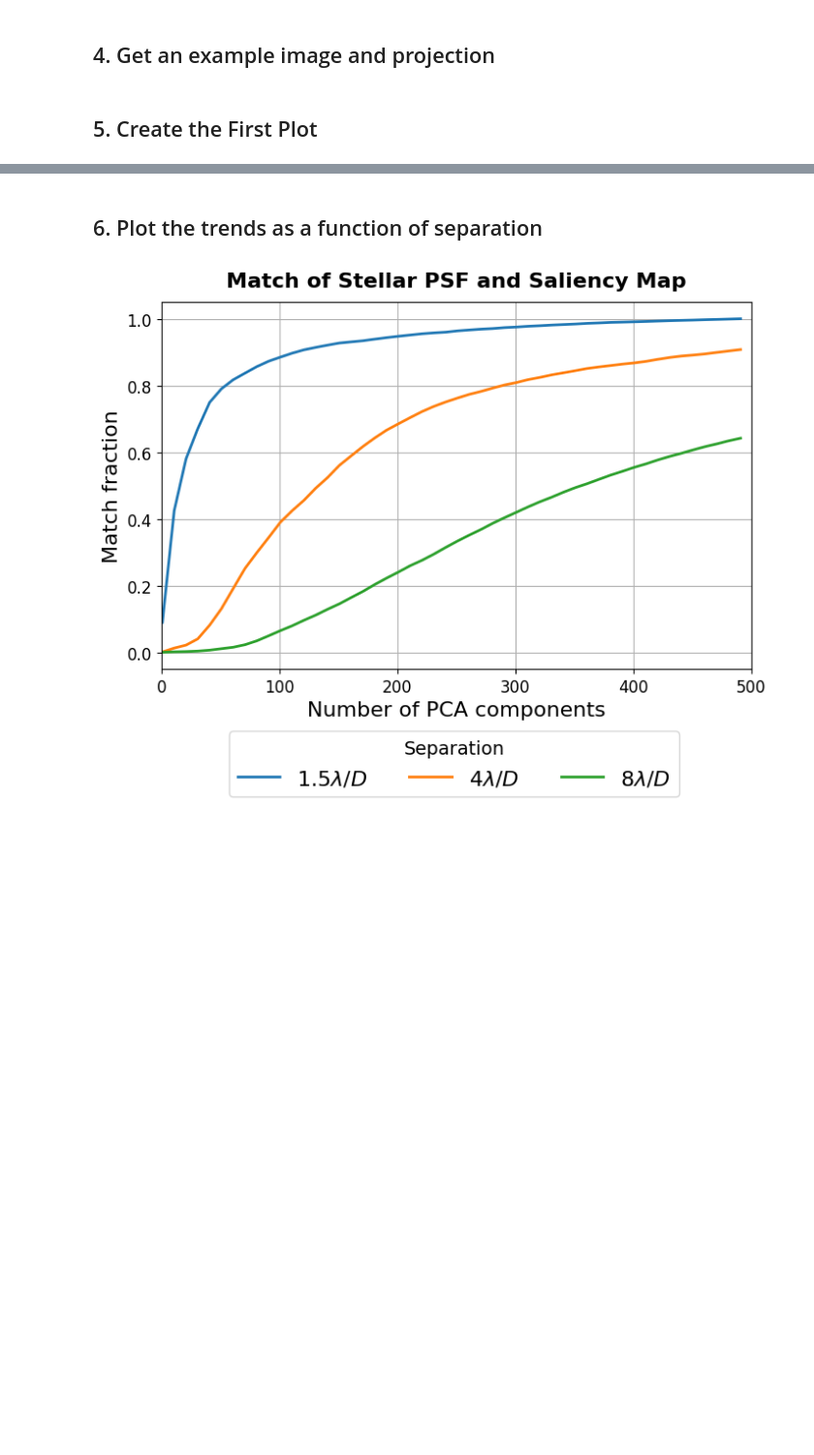
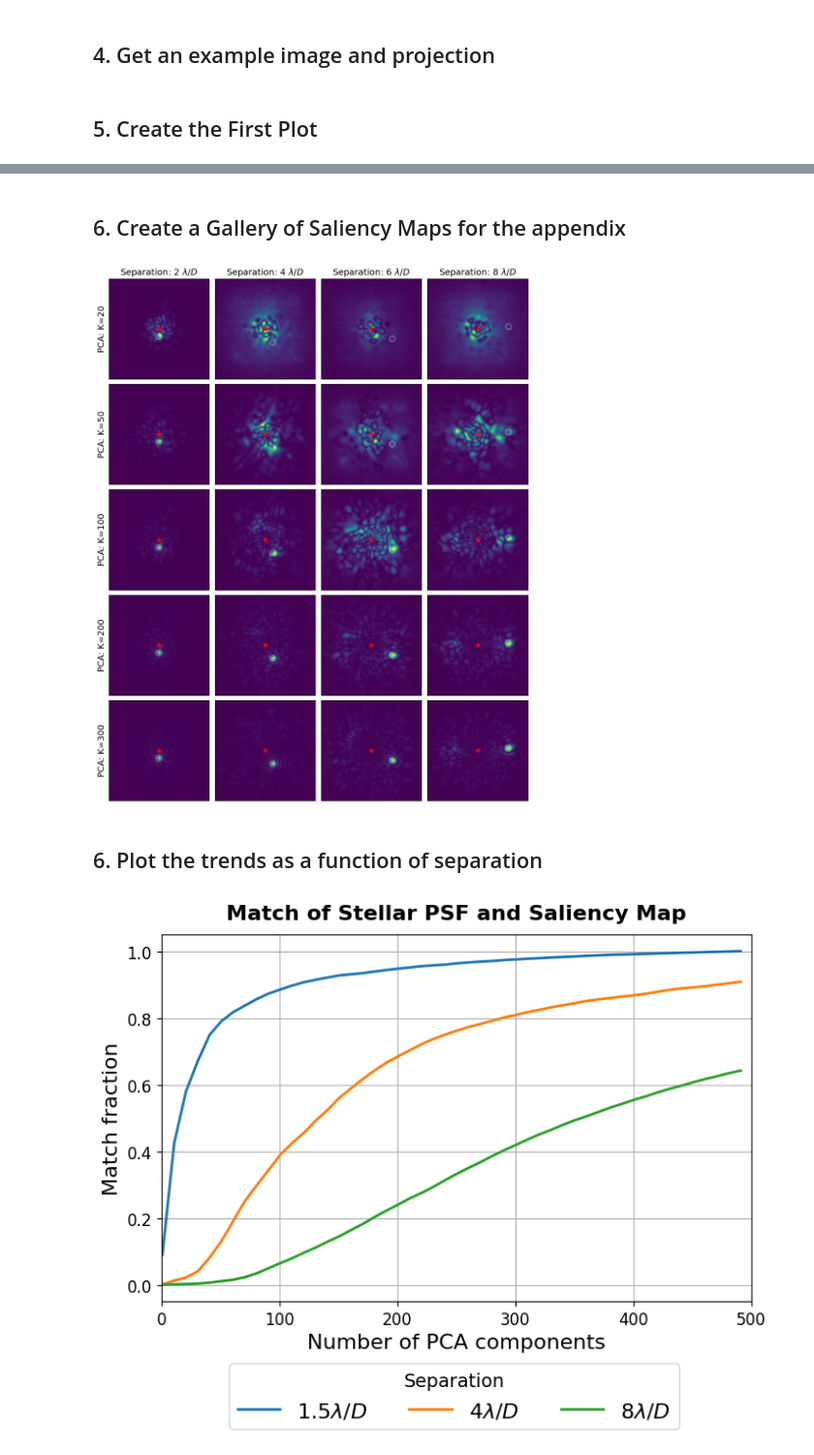
Before and after one commit to markusbonse/fours, a Jupyter notebook: docs/source/04_use_the_fours/paper_experiments/03_pca_saliency_map.ipynb, the cells around one changed output, grey strips where cells are left out. Shown at 97% size. Cells and saved outputs as stored; diff of their text form; code cells hidden in the pictures; blank space fills up the shorter version.

```diff
--- a/docs/source/04_use_the_fours/paper_experiments/03_pca_saliency_map.ipynb
+++ b/docs/source/04_use_the_fours/paper_experiments/03_pca_saliency_map.ipynb
@@ -347,0 +212,11 @@ fig.patch.set_facecolor('white')
+# %% [markdown]
+## 6. Create a Gallery of Saliency Maps for the appendix
+# %%
+def plot_saliency_map2(
+    axis_in,
+    input_gradients,
+    position):
+
+    idx = position[0] * 91 + position[1]
+    axis_in.imshow(input_gradients[idx])
+    axis_in.scatter(45, 45, color="red", marker="*", s=50)
@@ -348,3 +234,45 @@ fig.patch.set_facecolor('white')
+# %%
+# define positions in polar coordinates
+position_angles = np.linspace(0, 0.7 * np.pi, 5)
+position_separations = np.linspace(2, 10, 5) * 3.6
+
+positions_polar = np.array([(position_separations[i], position_angles[i]) for i in range(5)])
+# convert to cartesian coordinates
+positions = np.array([(int(pos[0] * np.cos(pos[1])), int(pos[0] * np.sin(pos[1]))) for pos in positions_polar])
+
+# add the center (45, 45) to all positions
+positions = positions + 45
+# %%
+fig = plt.figure(constrained_layout=False, figsize=(12, 15))
+
+gs01 = fig.add_gridspec(
+    5, 4,
+    wspace=0.05, hspace=0.05)
+
+# Plot the Saliency Maps
+# For each row fix one number of PCA components
+# For each column fix one position
+for i, pca_number in enumerate(pca_numbers):
+    for j in range(4):
+        ax = fig.add_subplot(gs01[i, j])
+        plot_saliency_map2(ax, input_gradients_dict[pca_number], positions[j])
+        ax.set_xticks([])
+        ax.set_yticks([])
+        add_marker_circle(ax, positions[j], "white")
+
+        # add the number of pca components as y-label
+        if j == 0:
+            ax.set_ylabel(f"PCA: K={pca_number}", fontsize=14)
+
+        # add the position as title
+        if i == 0:
+            ax.set_title(f"Separation: {int(position_separations[j] / 3.6)} $\lambda /D$", fontsize=14)
+
+# Add Figure Title
+fig.patch.set_facecolor('white')
+plt.savefig("./final_plots/0a3_pca_saliency_map.pdf", bbox_inches='tight')
+# %% [output]
+[figure, added]
 # %% [markdown]
 ## 6. Plot the trends as a function of separation
 # %%
```
Also changed, not shown: parts of 7 cells of this notebook, 14 other files.
